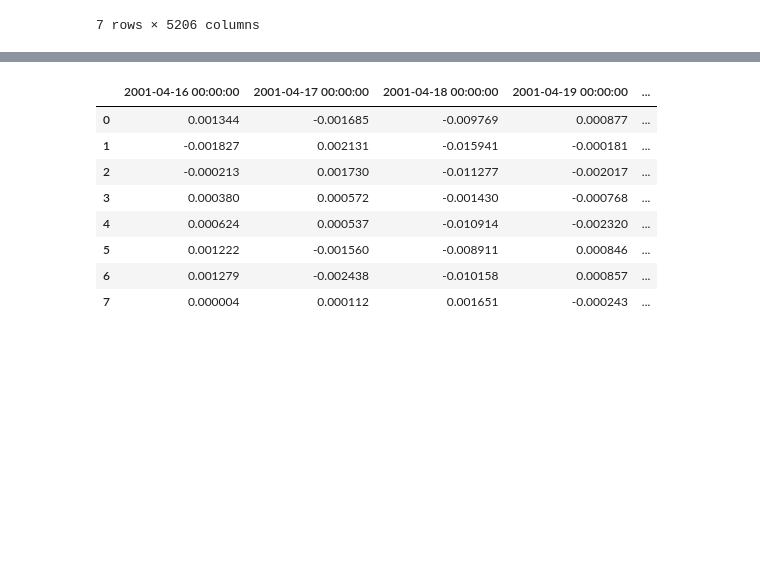
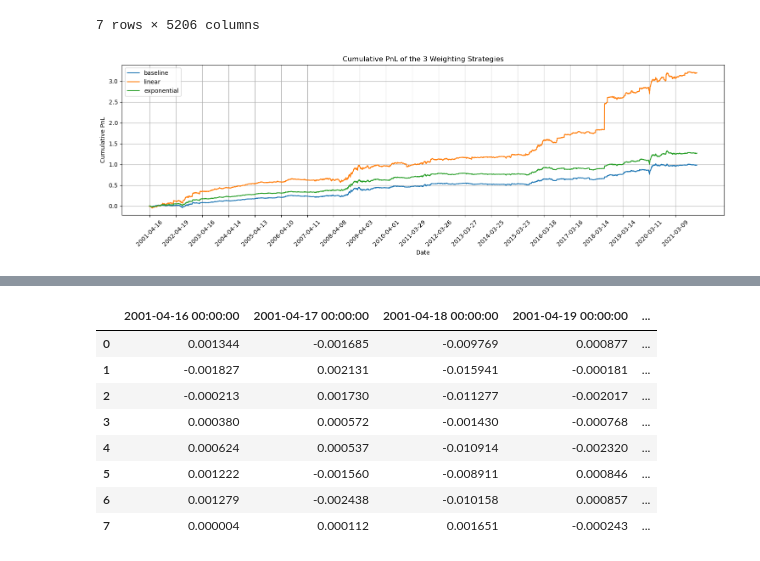
Before and after one commit to khangnguyen275/spectral_clustering_finance, a Jupyter notebook: khang.ipynb, the cells around one changed output, grey strips where cells are left out. Drawn from its saved outputs; the diff is of its cells as text; code cells hidden in the pictures; blank space fills up the shorter version.

```diff
--- a/khang.ipynb
+++ b/khang.ipynb
@@ -111,6 +111,37 @@ result_df_k
 | 5 | -0.000254 | -0.000067 | -0.001456 | -0.000711 | ... |
 | 6 | 0.000471 | 0.000224 | -0.001874 | 0.000107 | ... |
 7 rows × 5206 columns
+# %%
+culmulative_pnl_k = result_df_k.cumsum(axis=1).T
+run_names = [
+    'baseline',
+    'linear',
+    'exponential',
+    'windsorize raw 0.05',
+    'winsorize res 0.05',
+    'winsorize raw 0.01',
+    'winsorize res 0.01',
+]
+run_names_subset = run_names[:3]
+
+culmulative_pnl_k.iloc[:, :3].plot(figsize=(15, 5))
+plt.xlabel('Date')
+plt.ylabel('Cumulative PnL')
+plt.title('Cumulative PnL of the 3 Weighting Strategies')
+plt.grid(True)
+plt.legend(run_names_subset)
+
+plt.xticks(
+    ticks=range(0, len(culmulative_pnl_k.index), 250),
+    labels=[pd.to_datetime(culmulative_pnl_k.index[i]).date() for i in range(0, len(culmulative_pnl_k.index), 250)],
+    rotation=45
+)
+
+plt.tight_layout()
+plt.savefig(os.path.join(results_path, 'results', 'experiment_weighting.pdf'))
+plt.show()
+# %% [output]
+[figure, added]
 # %%
 culmulative_pnl_k = result_df_k.cumsum(axis=1).T
 run_names = [
```
Also changed, not shown: parts of 2 cells of this notebook, 3 other files.
